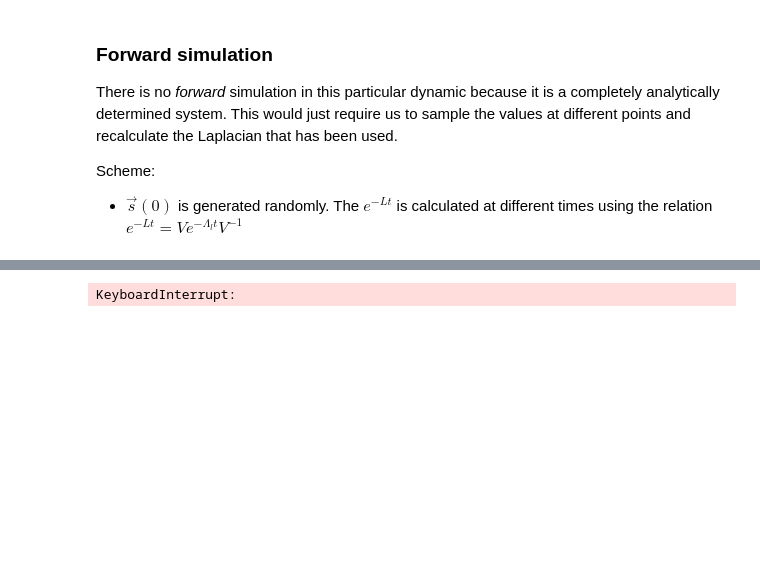
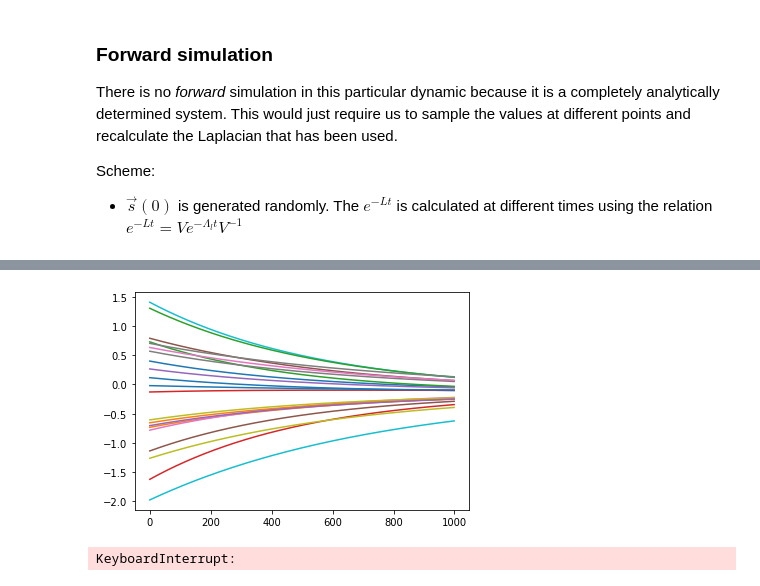
Before and after one commit to ashuthosh-bharadwaj/Research, a Jupyter notebook: Simulation3/Heat_learn.ipynb, the cells around one changed output, grey strips where cells are left out. Cells and saved outputs as stored; diff of their text form; code cells hidden in the pictures; blank space fills up the shorter version.

```diff
--- a/Simulation3/Heat_learn.ipynb
+++ b/Simulation3/Heat_learn.ipynb
@@ -93 +92,6 @@ plot(X0)
+# %%
+for j in range(21):
+    plot([(Samples[i])[j] for i in range(T)])
+# %% [output]
+[figure, added]
 # %%
```
Also changed, not shown: parts of 8 cells of this notebook, 1 other file.
